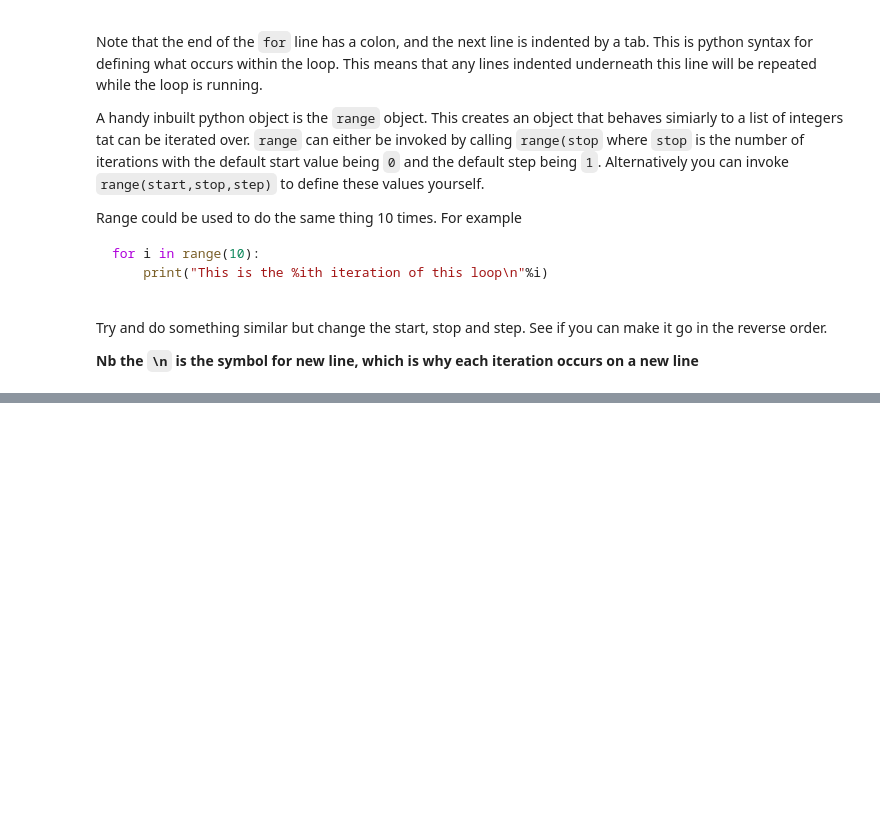
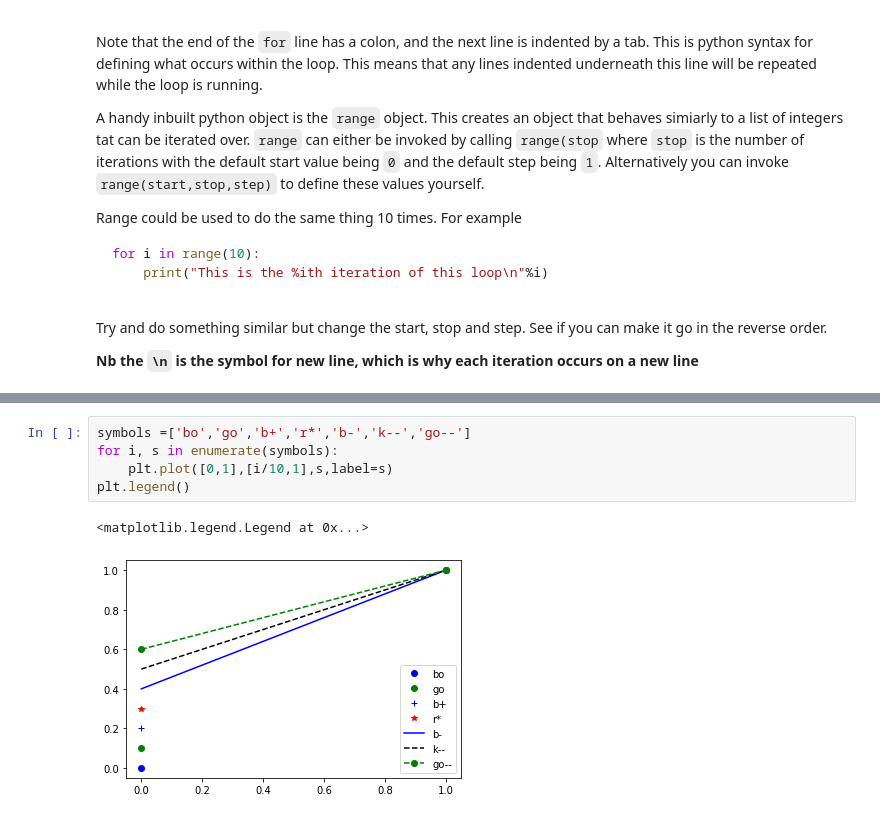
Before and after one commit to yohanderose/PythonWorkshop, a Jupyter notebook: workshop1-notes.ipynb, the cells around one changed output, grey strips where cells are left out. Cells and saved outputs as stored; diff of their text form; blank space fills up the shorter version.

```diff
--- a/workshop1-notes.ipynb
+++ b/workshop1-notes.ipynb
@@ -225,0 +313,8 @@ while x < 0:
+# %%
+symbols =['bo','go','b+','r*','b-','k--','go--']
+for i, s in enumerate(symbols):
+    plt.plot([0,1],[i/10,1],s,label=s)
+plt.legend()
+# %% [output]
+<matplotlib.legend.Legend at 0x...>
+[figure, added]
```
Also changed, not shown: parts of 10 cells of this notebook, 1 other file.
